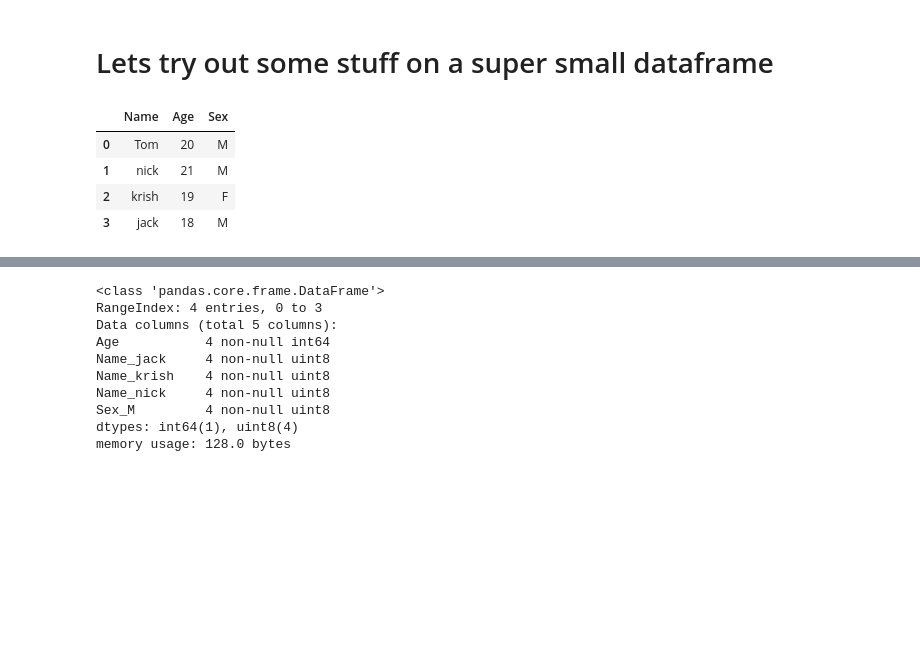
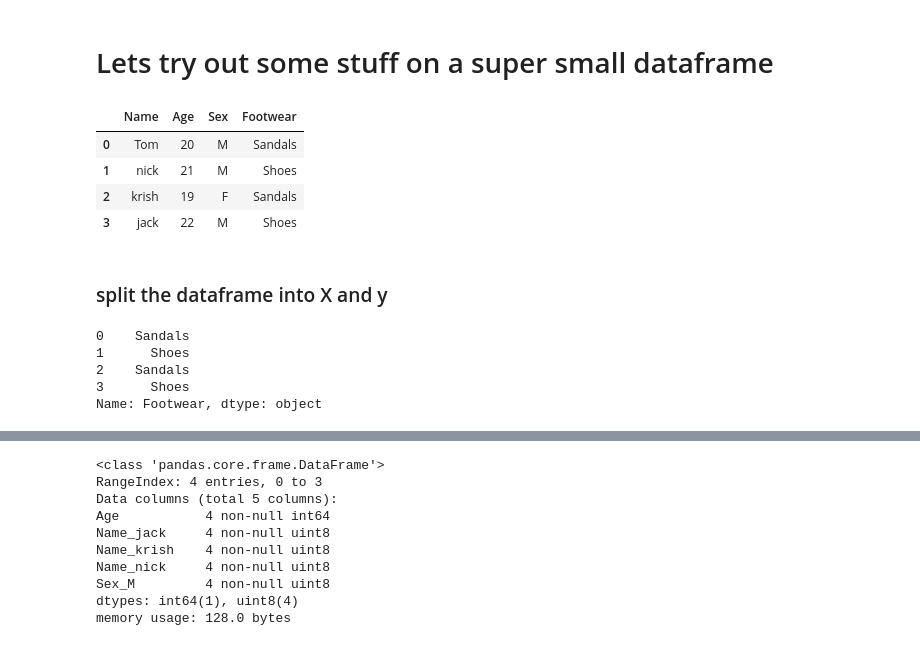
Before and after one commit to mmiller124/Springboard, a Jupyter notebook: LendingClub/Data Re-Explore delete me later.ipynb, the cells around one changed output, grey strips where cells are left out. Cells and saved outputs as stored; diff of their text form; code cells hidden in the pictures; blank space fills up the shorter version.

```diff
--- a/LendingClub/Data Re-Explore delete me later.ipynb
+++ b/LendingClub/Data Re-Explore delete me later.ipynb
@@ -13,16 +13,27 @@ pd.set_option('display.max_rows', 200)
 # Lets try out some stuff on a super small dataframe
 # %%
 # intialise data of lists.
-data = {'Name':['Tom', 'nick', 'krish', 'jack'], 'Age':[20, 21, 19, 18], 'Sex':['M', 'M', 'F', 'M']}
+data = {'Name':['Tom', 'nick', 'krish', 'jack'], 'Age':[20, 21, 19, 22], 'Sex':['M', 'M', 'F', 'M'], 'Footwear':['Sandals', 'Shoes', 'Sandals', 'Shoes']}
 
 # Create DataFrame
 df_sample = pd.DataFrame(data)
 
 # Print the output.
 df_sample
 # %% [output]
-|  | Name | Age | Sex |
-| 0 | Tom | 20 | M |
-| 1 | nick | 21 | M |
-| 2 | krish | 19 | F |
-| 3 | jack | 18 | M |
+|  | Name | Age | Sex | Footwear |
+| 0 | Tom | 20 | M | Sandals |
+| 1 | nick | 21 | M | Shoes |
+| 2 | krish | 19 | F | Sandals |
+| 3 | jack | 22 | M | Shoes |
+# %% [markdown]
+### split the dataframe into X and y
+# %%
+X_df = df_sample['Footwear']
+X_df
+# %% [output]
+0    Sandals
+1      Shoes
+2    Sandals
+3      Shoes
+Name: Footwear, dtype: object
```
Also changed, not shown: parts of 11 cells of this notebook.
